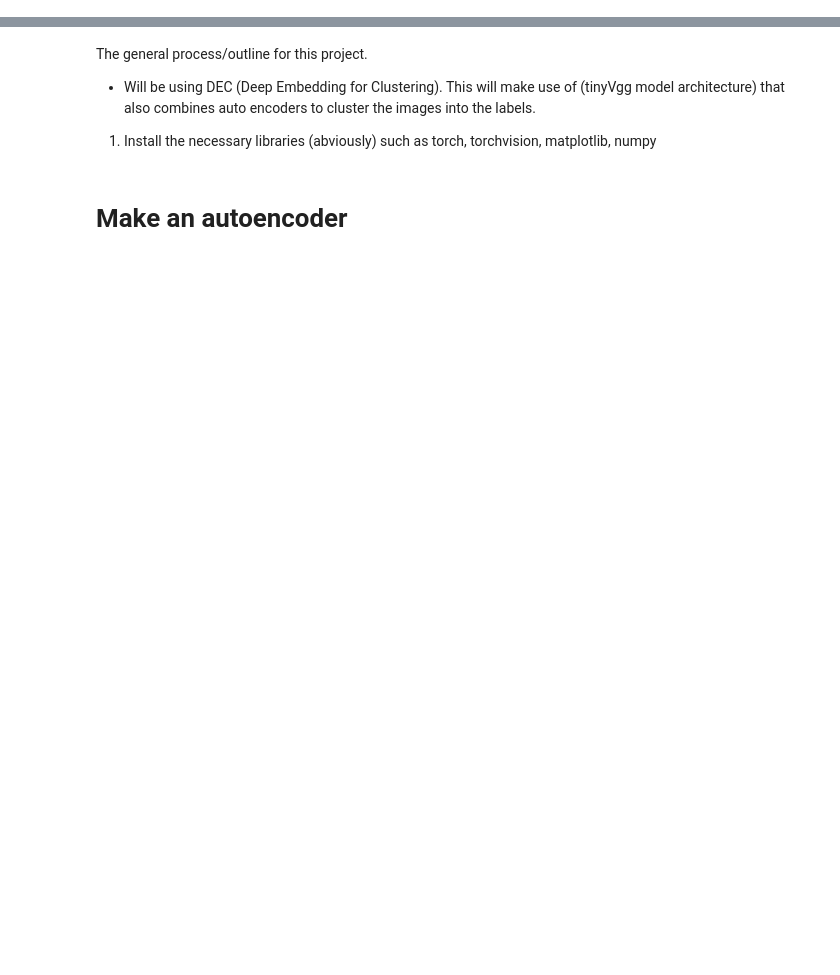
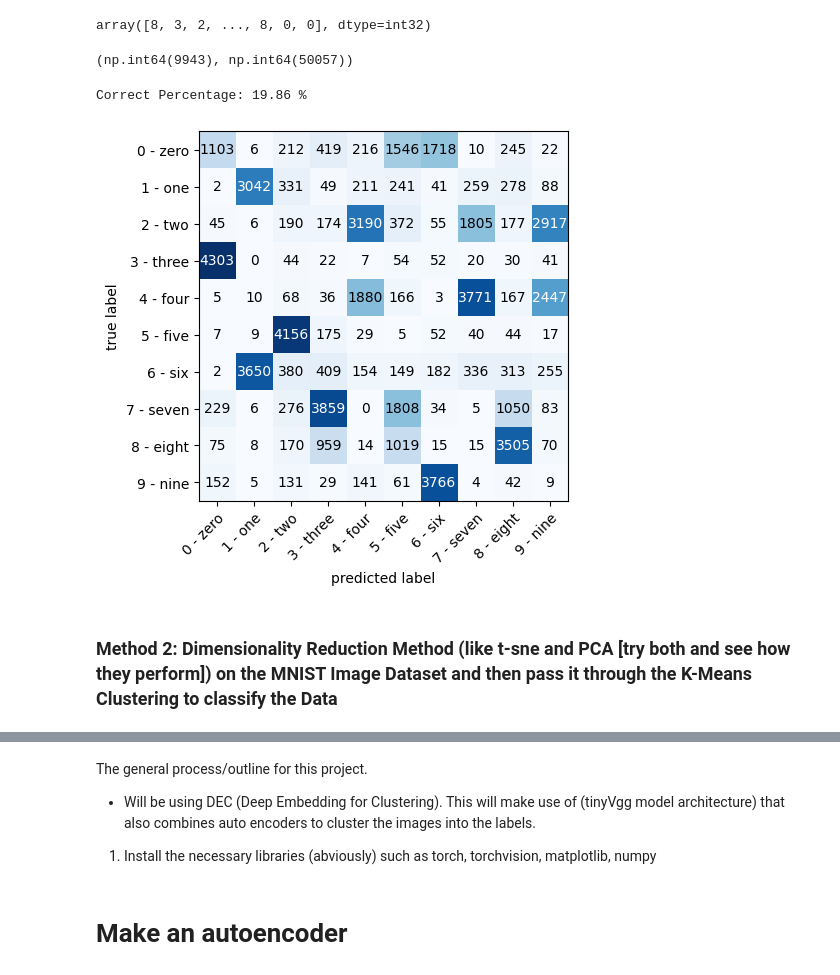
Before and after one commit to kmsmeng/AutoEncoder, a Jupyter notebook: image_clustering.ipynb, the cells around one changed output, grey strips where cells are left out. Drawn from its saved outputs; the diff is of its cells as text; code cells hidden in the pictures; blank space fills up the shorter version.

Commit message:
clustering algo classification

```diff
--- a/image_clustering.ipynb
+++ b/image_clustering.ipynb
@@ -0,0 +35,48 @@
+# %%
+# flatten the image data and store in an array....and also store the label in an array in similar order
+image_data, label = [data[0].flatten() for data in train_data], [label[1] for label in train_data]
+# %%
+# apply kmeans clustering on our image data and get the cluster data.....(cluster represents the labels)
+
+from sklearn.cluster import KMeans
+
+n_clusters = 10
+
+kmeans = KMeans(n_clusters=n_clusters)
+kmeans.fit(image_data)
+cluster_labels = kmeans.labels_
+cluster_labels
+# %% [output]
+array([8, 3, 2, ..., 8, 0, 0], dtype=int32)
+# %%
+# compare the cluster results with the true labels
+import pandas as pd
+
+df = pd.DataFrame([label, cluster_labels])
+
+compare = (df.iloc[0] == df.iloc[1])
+
+true_count = compare.sum()
+false_count = (~compare).sum()
+true_count, false_count
+# %% [output]
+(np.int64(9943), np.int64(50057))
+# %%
+print(f'Correct Percentage: {(true_count / false_count) * 100:.2f} %')
+# %% [output]
+Correct Percentage: 19.86 %
+# %%
+# Plot the confusion matrix for the cluster results and true labels...
+from torchmetrics import ConfusionMatrix
+from mlxtend.plotting import plot_confusion_matrix
+
+confusion_matrix = ConfusionMatrix(task='multiclass', num_classes=10)
+
+confusion_matrix_tensor = confusion_matrix(torch.tensor(cluster_labels), torch.tensor(label))
+
+fig, ax = plot_confusion_matrix(confusion_matrix_tensor.numpy(),
+                                class_names=test_data.classes)
+# %% [output]
+[figure, added]
+# %% [markdown]
+### Method 2: Dimensionality Reduction Method (like t-sne and PCA [try both and see how they perform]) on the MNIST Image Dataset and then pass it through the K-Means Clustering to classify the Data
```
Also changed, not shown: parts of 29 cells of this notebook, 8 other files.
